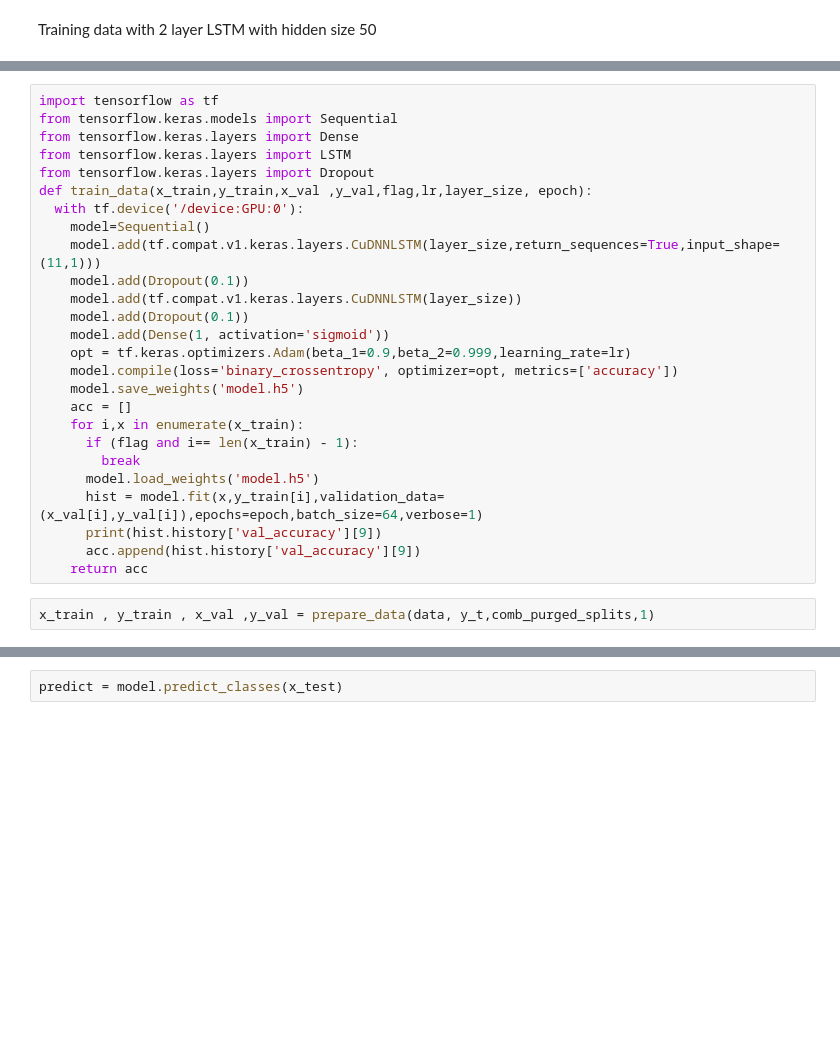
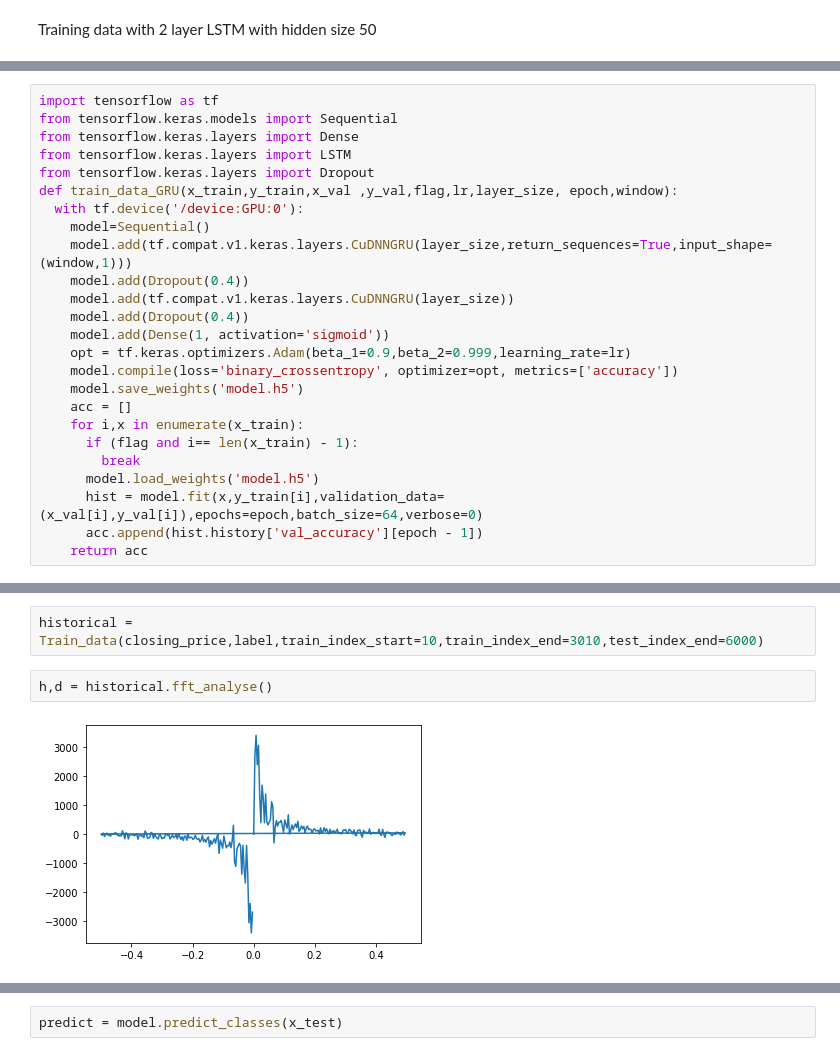
Before and after one commit to fshnkarimi/Labeling, a Jupyter notebook: Time_Series_Labelling.ipynb, the cells around one changed output, grey strips where cells are left out. Saved outputs shown, nothing was run; the diff lists cells and outputs as text; blank space fills up the shorter version.

```diff
--- a/Time_Series_Labelling.ipynb
+++ b/Time_Series_Labelling.ipynb
@@ -607,13 +633,13 @@ from tensorflow.keras.models import Sequential
 from tensorflow.keras.layers import Dense
 from tensorflow.keras.layers import LSTM
 from tensorflow.keras.layers import Dropout
-def train_data(x_train,y_train,x_val ,y_val,flag,lr,layer_size, epoch):
+def train_data_GRU(x_train,y_train,x_val ,y_val,flag,lr,layer_size, epoch,window):
   with tf.device('/device:GPU:0'):
     model=Sequential()
-    model.add(tf.compat.v1.keras.layers.CuDNNLSTM(layer_size,return_sequences=True,input_shape=(11,1)))
-    model.add(Dropout(0.1))
-    model.add(tf.compat.v1.keras.layers.CuDNNLSTM(layer_size))
-    model.add(Dropout(0.1))
+    model.add(tf.compat.v1.keras.layers.CuDNNGRU(layer_size,return_sequences=True,input_shape=(window,1)))
+    model.add(Dropout(0.4))
+    model.add(tf.compat.v1.keras.layers.CuDNNGRU(layer_size))
+    model.add(Dropout(0.4))
     model.add(Dense(1, activation='sigmoid'))
     opt = tf.keras.optimizers.Adam(beta_1=0.9,beta_2=0.999,learning_rate=lr)
     model.compile(loss='binary_crossentropy', optimizer=opt, metrics=['accuracy'])
@@ -623,9 +649,6 @@ def train_data(x_train,y_train,x_val ,y_val,flag,lr,layer_size, epoch):
       if (flag and i== len(x_train) - 1):
         break
       model.load_weights('model.h5')
-      hist = model.fit(x,y_train[i],validation_data=(x_val[i],y_val[i]),epochs=epoch,batch_size=64,verbose=1)
-      print(hist.history['val_accuracy'][9])
-      acc.append(hist.history['val_accuracy'][9])
+      hist = model.fit(x,y_train[i],validation_data=(x_val[i],y_val[i]),epochs=epoch,batch_size=64,verbose=0)
+      acc.append(hist.history['val_accuracy'][epoch - 1])
     return acc
-# %%
-x_train , y_train , x_val ,y_val = prepare_data(data, y_t,comb_purged_splits,1)
@@ -655,0 +910,6 @@ np.mean(acc)
+# %%
+historical = Train_data(closing_price,label,train_index_start=10,train_index_end=3010,test_index_end=6000)
+# %%
+h,d = historical.fft_analyse()
+# %% [output]
+[figure, added]
```
Also changed, not shown: parts of 58 cells of this notebook.
